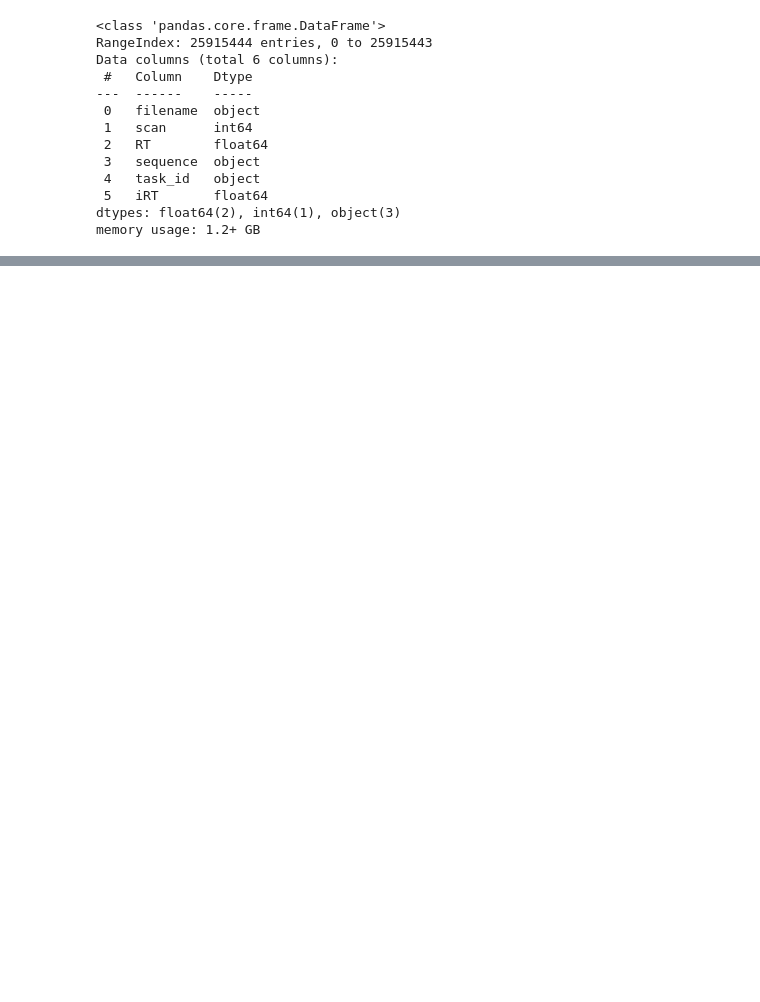
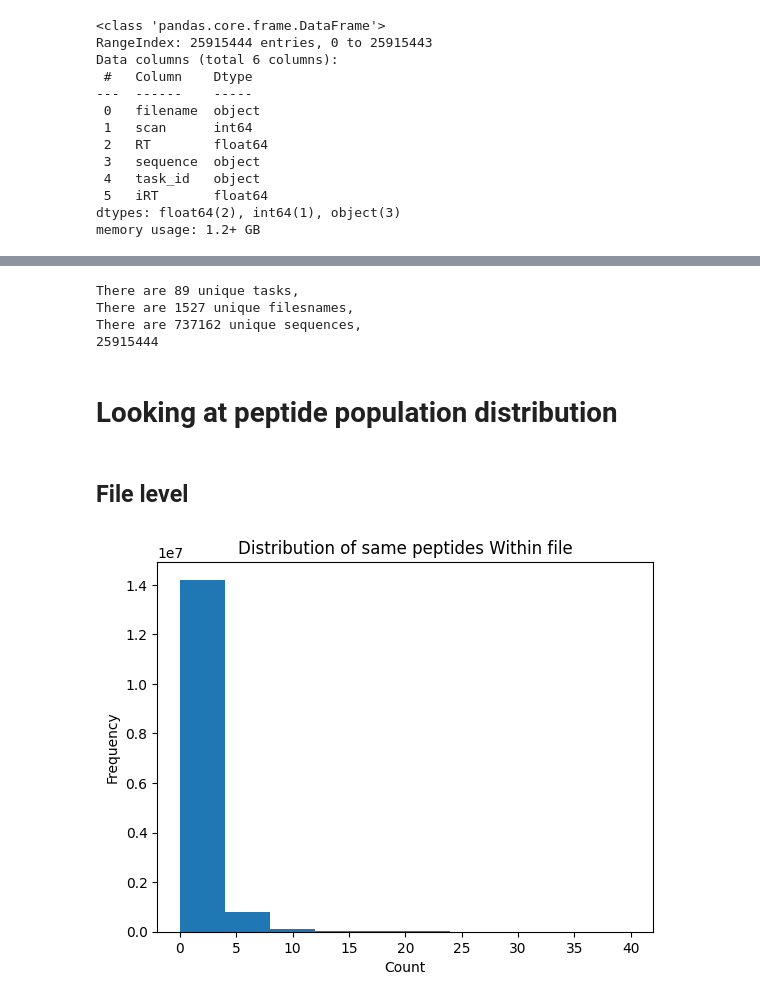
Before and after one commit to WannesLamberts/Thesis-retention-time, a Jupyter notebook: massive_kb_research/analysis.ipynb, the cells around one changed output, grey strips where cells are left out. Saved outputs shown, nothing was run; the diff lists cells and outputs as text; code cells hidden in the pictures; blank space fills up the shorter version.

```diff
--- a/massive_kb_research/analysis.ipynb
+++ b/massive_kb_research/analysis.ipynb
@@ -78,0 +58,23 @@ df.head(10)
+# %%
+print(f"There are {df['task_id'].nunique()} unique tasks," )
+print(f"There are {df['filename'].nunique()} unique filesnames," )
+print(f"There are {df['sequence'].nunique()} unique sequences," )
+print(len(df))
+# %% [output]
+There are 89 unique tasks,
+There are 1527 unique filesnames,
+There are 737162 unique sequences,
+25915444
+# %% [markdown]
+# Looking at peptide population distribution
+# %% [markdown]
+## File level
+# %%
+overlap_in_file = df.groupby(['sequence','filename']).size().reset_index(name='count')
+overlap_in_file["count"].plot.hist(range=(0, 40))
+plt.title("Distribution of same peptides Within file")
+plt.xlabel("Count")
+plt.ylabel("Frequency")
+plt.show()
+# %% [output]
+[figure, added]
```
Also changed, not shown: parts of 36 cells of this notebook, 2 other files.
